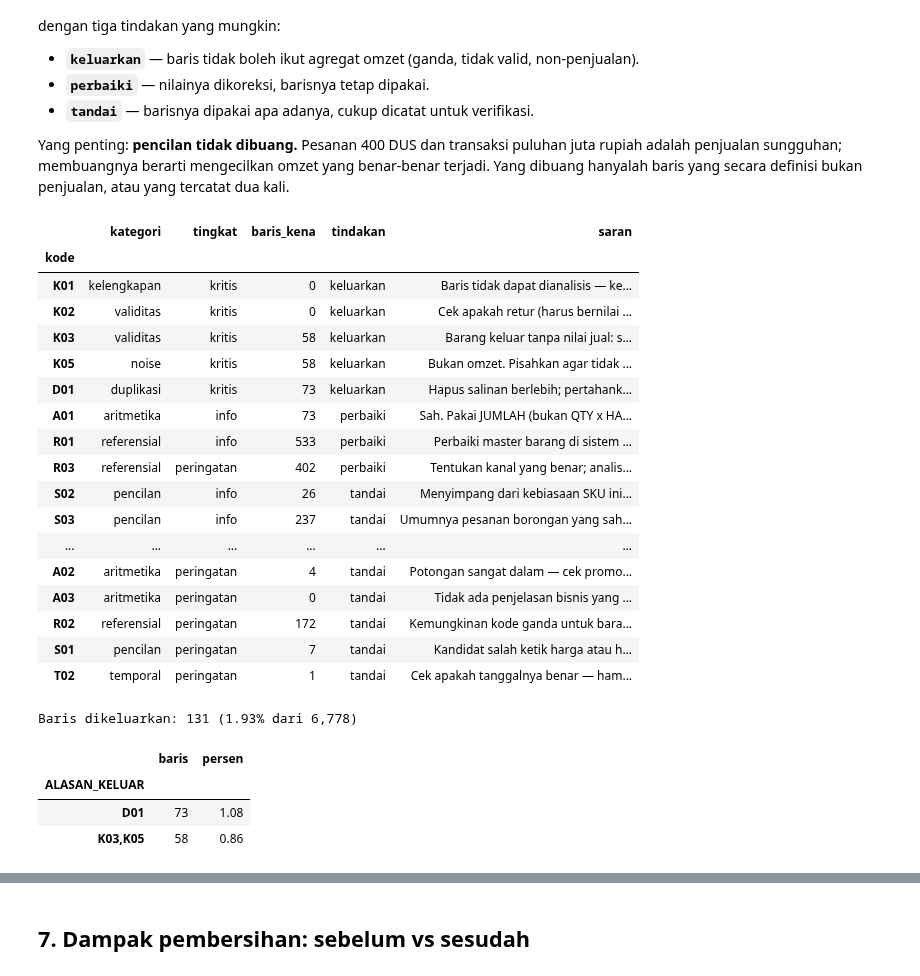
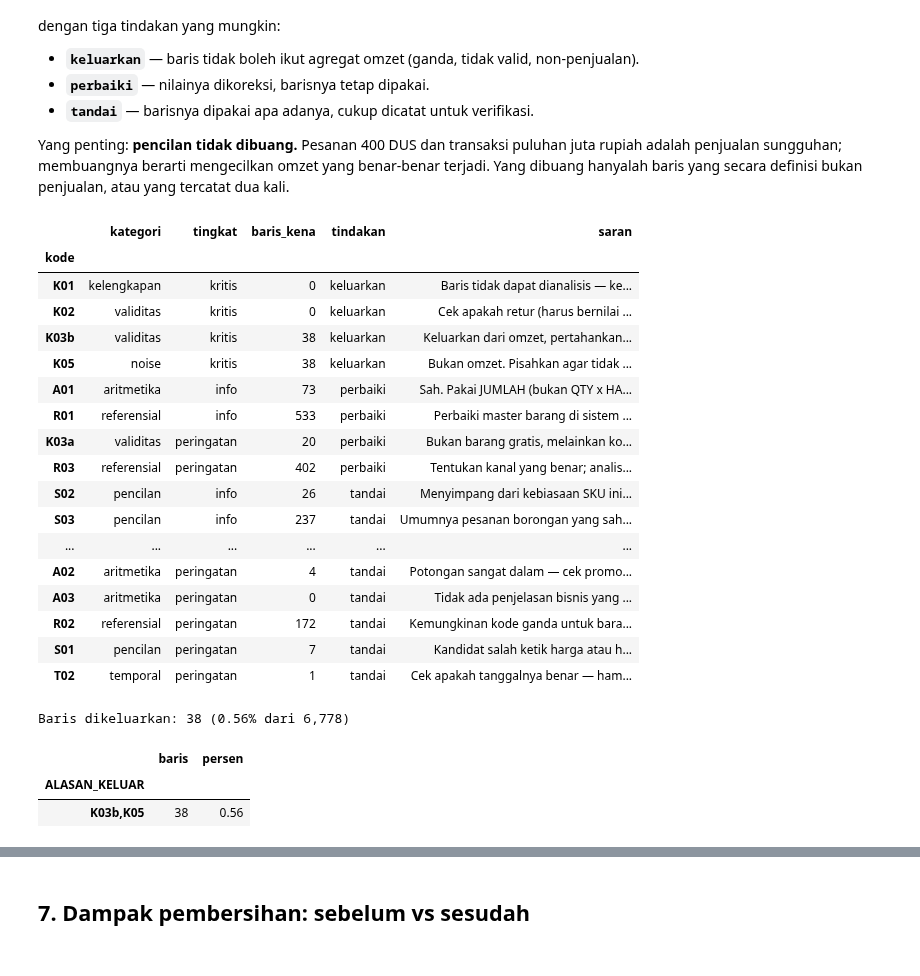
Before and after one commit to Terano24/ADD-adudu, a Jupyter notebook: 02_pembersihan_dan_anomali.ipynb, the cells around one changed output, grey strips where cells are left out. Cells and saved outputs as stored; diff of their text form; code cells hidden in the pictures.

```diff
--- a/02_pembersihan_dan_anomali.ipynb
+++ b/02_pembersihan_dan_anomali.ipynb
@@ -1004,7 +1160,8 @@ tercatat dua kali.
 KEBIJAKAN = {
     'K01': 'keluarkan',   # kolom kunci kosong -> tak bisa dianalisis
     'K02': 'keluarkan',   # QTY <= 0
-    'K03': 'keluarkan',   # sampling/bonus, nilai nol
+    'K03a': 'perbaiki',   # harga hilang -> ditaksir dari tetangga QTY terdekat
+    'K03b': 'keluarkan',  # sampling/bonus/tester, memang tanpa nilai jual
     'K04': 'tandai',      # kombinasi janggal, perlu konfirmasi dulu
     'K05': 'keluarkan',   # non-penjualan
     'D01': 'tandai',   # duplikat persis
@@ -1017,38 +1174,38 @@ KEBIJAKAN = {
     'R03': 'perbaiki',    # kanal diseragamkan lewat KANAL_K
     'S01': 'tandai',
     'S02': 'tandai',
     'S03': 'tandai',
     'S04': 'tandai',
     'T01': 'tandai',
     'T02': 'tandai',
 }
 katalog['tindakan'] = pd.Series(KEBIJAKAN)
 assert katalog['tindakan'].notna().all(), 'Ada aturan yang belum punya kebijakan.'
 
 kode_keluar = katalog.index[katalog['tindakan'] == 'keluarkan']
 d['DIKELUARKAN'] = FLAG[kode_keluar].any(axis=1)
 d['ALASAN_KELUAR'] = [','.join(kode_keluar[r])
                       for r in FLAG[kode_keluar].to_numpy()]
 d['LAYAK_ANALISIS'] = ~d['DIKELUARKAN']
 
 display(katalog[['kategori', 'tingkat', 'baris_kena', 'tindakan', 'saran']]
         .sort_values(['tindakan', 'tingkat']))
 
 alasan = d.loc[d['DIKELUARKAN'], 'ALASAN_KELUAR'].value_counts().rename('baris').to_frame()
 alasan['persen'] = (alasan['baris'] / len(d) * 100).round(2)
 print(f'\nBaris dikeluarkan: {int(d["DIKELUARKAN"].sum())} '
       f'({d["DIKELUARKAN"].mean() * 100:.2f}% dari {len(d):,})')
 display(alasan)
 # %% [output]
 |  | kategori | tingkat | baris_kena | tindakan | saran |
 | kode |  |  |  |  |  |
 | K01 | kelengkapan | kritis | 0 | keluarkan | Baris tidak dapat dianalisis — ke... |
 | K02 | validitas | kritis | 0 | keluarkan | Cek apakah retur (harus bernilai ... |
-| K03 | validitas | kritis | 58 | keluarkan | Barang keluar tanpa nilai jual: s... |
-| K05 | noise | kritis | 58 | keluarkan | Bukan omzet. Pisahkan agar tidak ... |
-| D01 | duplikasi | kritis | 73 | keluarkan | Hapus salinan berlebih; pertahank... |
+| K03b | validitas | kritis | 38 | keluarkan | Keluarkan dari omzet, pertahankan... |
+| K05 | noise | kritis | 38 | keluarkan | Bukan omzet. Pisahkan agar tidak ... |
 | A01 | aritmetika | info | 73 | perbaiki | Sah. Pakai JUMLAH (bukan QTY x HA... |
 | R01 | referensial | info | 533 | perbaiki | Perbaiki master barang di sistem ... |
+| K03a | validitas | peringatan | 20 | perbaiki | Bukan barang gratis, melainkan ko... |
 | R03 | referensial | peringatan | 402 | perbaiki | Tentukan kanal yang benar; analis... |
 | S02 | pencilan | info | 26 | tandai | Menyimpang dari kebiasaan SKU ini... |
 | S03 | pencilan | info | 237 | tandai | Umumnya pesanan borongan yang sah... |
@@ -1058,9 +1215,8 @@ display(alasan)
 | R02 | referensial | peringatan | 172 | tandai | Kemungkinan kode ganda untuk bara... |
 | S01 | pencilan | peringatan | 7 | tandai | Kandidat salah ketik harga atau h... |
 | T02 | temporal | peringatan | 1 | tandai | Cek apakah tanggalnya benar — ham... |
-Baris dikeluarkan: 131 (1.93% dari 6,778)
+Baris dikeluarkan: 38 (0.56% dari 6,778)
 |  | baris | persen |
 | ALASAN_KELUAR |  |  |
-| D01 | 73 | 1.08 |
-| K03,K05 | 58 | 0.86 |
+| K03b,K05 | 38 | 0.56 |
 # %%
```
Also changed, not shown: parts of 16 cells of this notebook, 4 other files.
